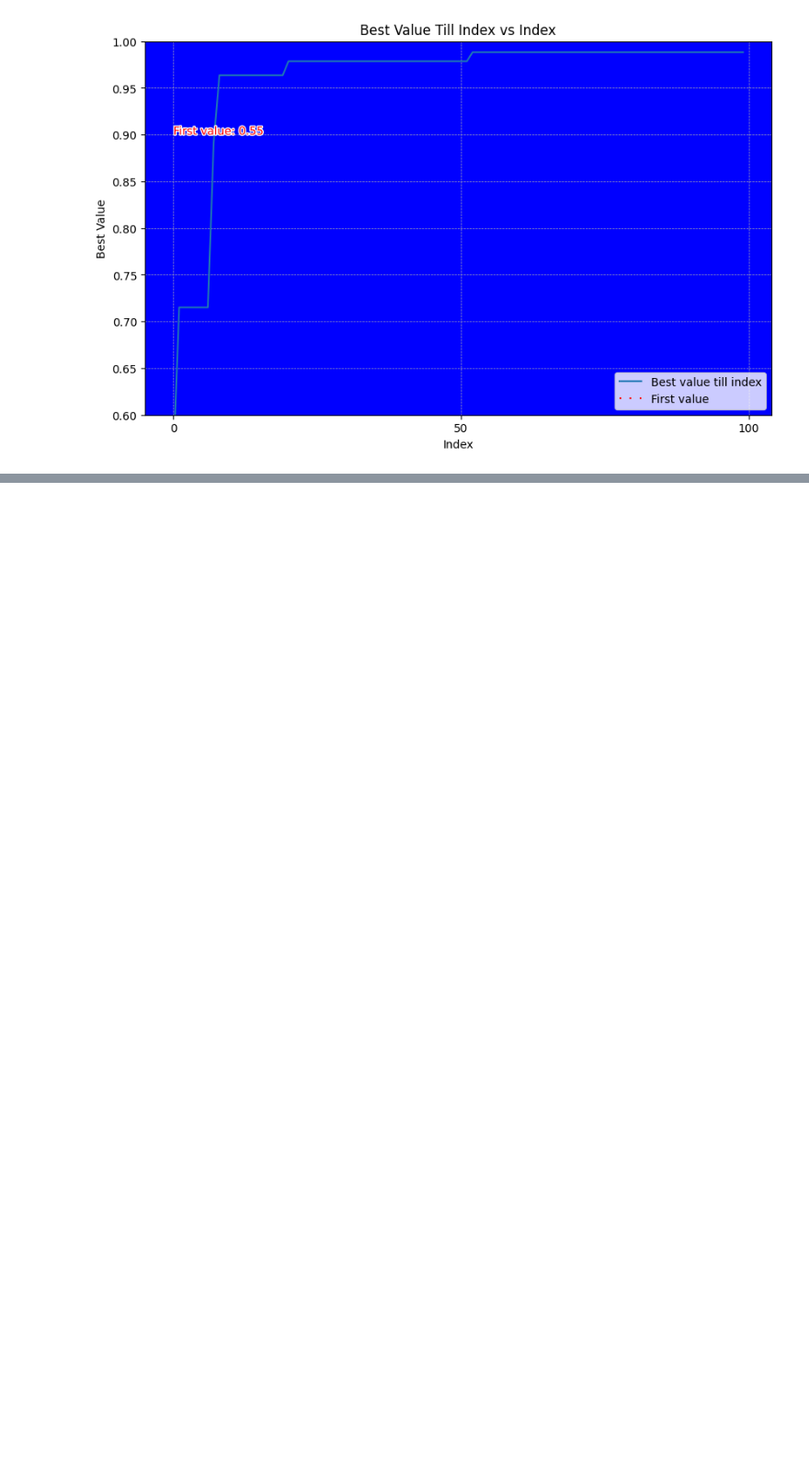
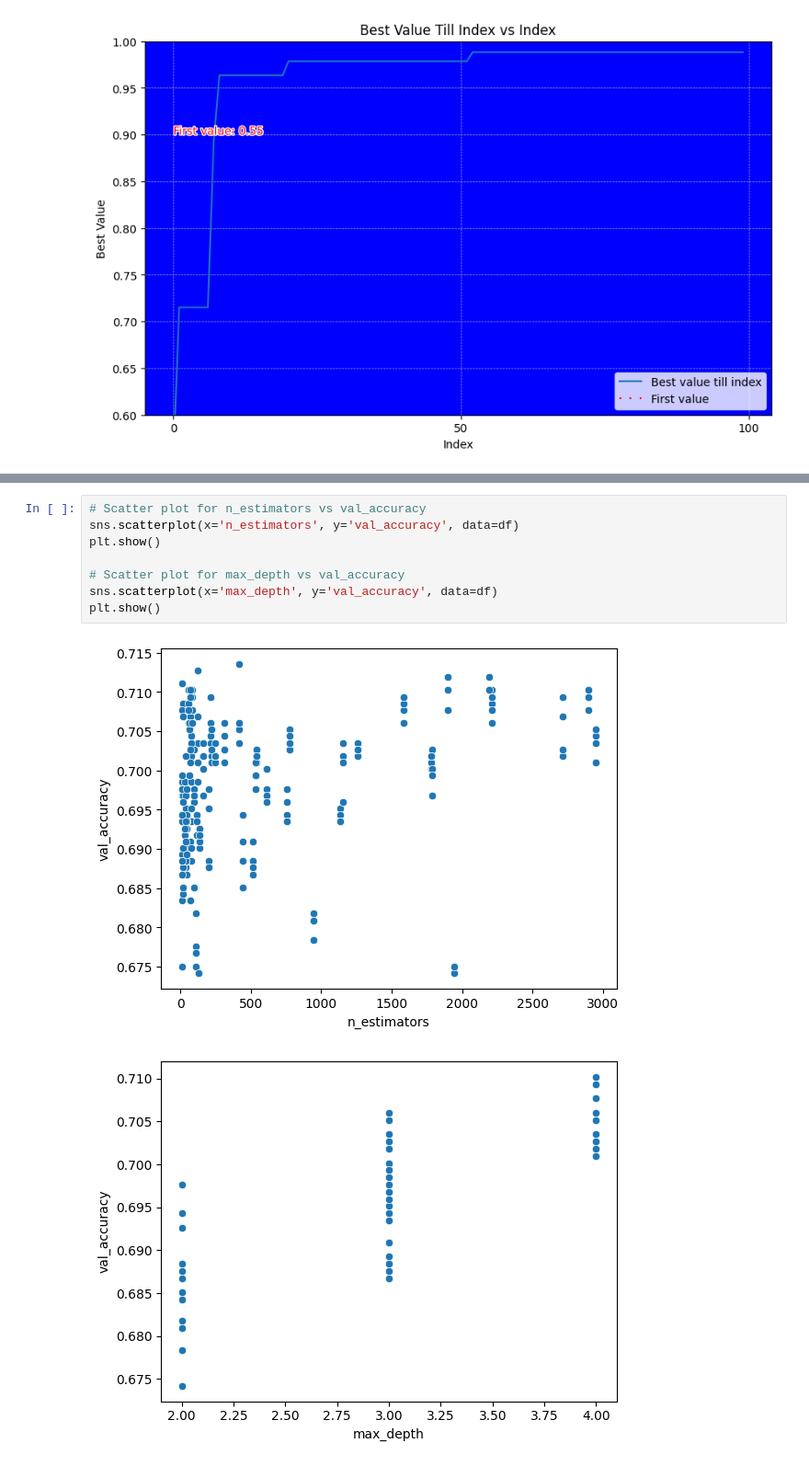
Before and after one commit to BUSY-LOOPING/Tech-Troopers, a Jupyter notebook: Dhruv/utils.ipynb, the cells around one changed output, grey strips where cells are left out. Shown at 92% size. Saved outputs shown, nothing was run; the diff lists cells and outputs as text; blank space fills up the shorter version.

```diff
--- a/Dhruv/utils.ipynb
+++ b/Dhruv/utils.ipynb
@@ -329,0 +414,11 @@ plt.show()
+# %%
+# Scatter plot for n_estimators vs val_accuracy
+sns.scatterplot(x='n_estimators', y='val_accuracy', data=df)
+plt.show()
+
+# Scatter plot for max_depth vs val_accuracy
+sns.scatterplot(x='max_depth', y='val_accuracy', data=df)
+plt.show()
+# %% [output]
+[figure, added]
+[figure, added]
```
Also changed, not shown: parts of 7 cells of this notebook, 19 other files.
